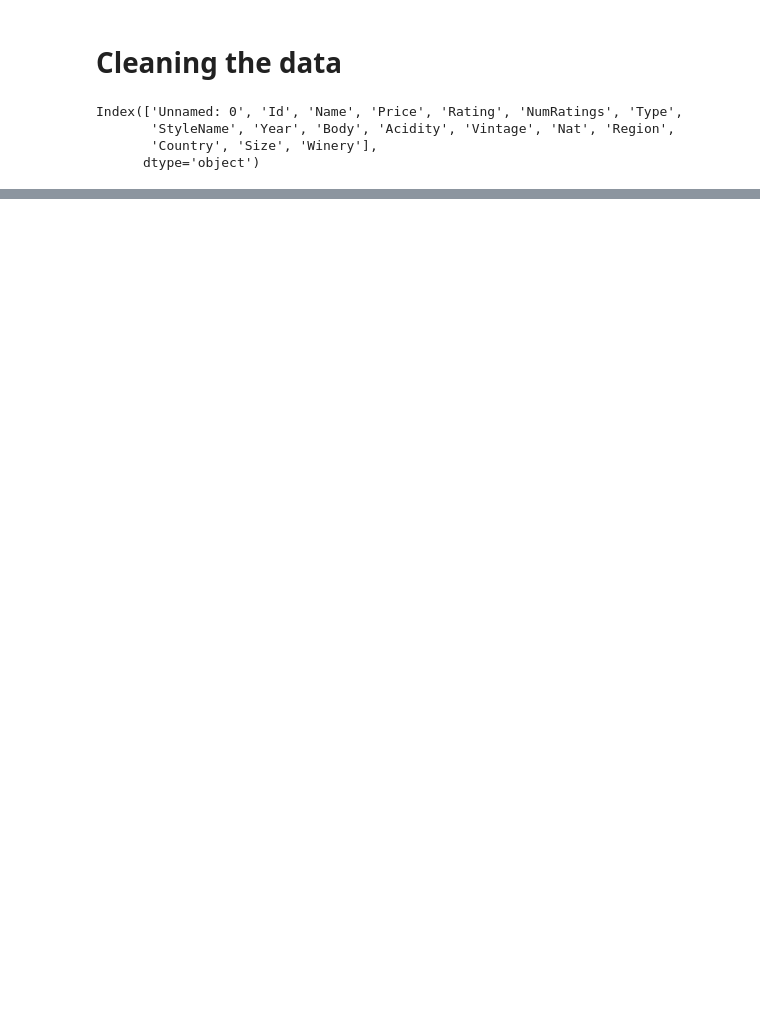
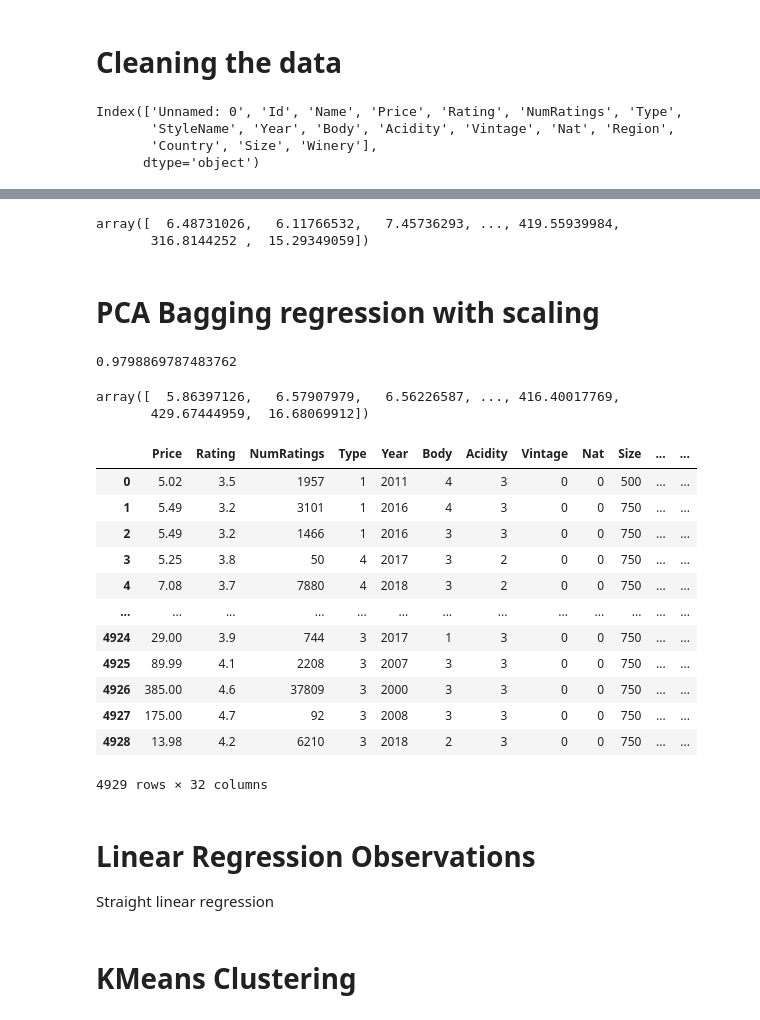
Before and after one commit to vcampos4545/ORIE-4740-Final-Project, a Jupyter notebook: WineDataAnalysis.ipynb, the cells around one changed output, grey strips where cells are left out. Saved outputs shown, nothing was run; the diff lists cells and outputs as text; code cells hidden in the pictures; blank space fills up the shorter version.

Commit message:
Did tree method regression

```diff
--- a/WineDataAnalysis.ipynb
+++ b/WineDataAnalysis.ipynb
@@ -114,0 +38,6 @@ X_train, X_test = numeric.loc[:index,:], numeric.loc[index:,:]
+# %%
+#Drop all categorical/useless columns
+numeric = df.drop(columns=['Unnamed: 0', 'Id', 'Name', 'StyleName', 'Region', 'Winery'])
+#Drop all records with body or acidity = -1
+numeric = numeric.loc[~((numeric["Body"] == -1) | (numeric["Acidity"] == -1) | (numeric["Year"] == 0))]
+numeric.head()
@@ -114,0 +51,11 @@ X_train, X_test = numeric.loc[:index,:], numeric.loc[index:,:]
+# %%
+#Making dummy columns for each country
+countries = numeric.Country.unique()
+
+for country in countries:
+    numeric[country] = np.where(numeric["Country"] == country, 1, 0)
+# %%
+#Remove country column and make final cleaned data
+data = numeric.drop(columns=["Country"])
+data.reset_index(inplace=True,drop=True)
+data.head()
@@ -114,0 +74,9 @@ X_train, X_test = numeric.loc[:index,:], numeric.loc[index:,:]
+# %%
+#Create X and y
+#Create log price column
+data['log_price'] = np.log(data["Price"])
+
+#X is every column but log price, y is only log price
+X = data.drop(columns=["log_price","Price"])
+y = data[["log_price"]]
+X.head()
@@ -114,0 +210,49 @@ X_train, X_test = numeric.loc[:index,:], numeric.loc[index:,:]
+# %%
+np.exp(reg.predict(X_transformed[:,:10]))
+# %% [output]
+array([  6.48731026,   6.11766532,   7.45736293, ..., 419.55939984,
+       316.8144252 ,  15.29349059])
+# %% [markdown]
+# PCA Bagging regression with scaling
+# %%
+#Scale X
+scaler = StandardScaler().fit(X)
+X_scaled = scaler.transform(X)
+X_scaled = pd.DataFrame(X_scaled, columns=X.columns)
+
+#Transform X
+pca_scaled = PCA(n_components=len(list(X_scaled.columns)))
+X_transformed = pca_scaled.fit_transform(X_scaled)
+X_transformed = X_transformed[:, :10]
+
+#Train on X scaled and transformed
+reg = BaggingRegressor().fit(X_transformed, y)
+reg.score(X_transformed, y)
+# %% [output]
+0.9798869787483762
+# %%
+np.exp(reg.predict(X_transformed[:,:10]))
+# %% [output]
+array([  5.86397126,   6.57907979,   6.56226587, ..., 416.40017769,
+       429.67444959,  16.68069912])
+# %%
+data
+# %% [output]
+|  | Price | Rating | NumRatings | Type | Year | Body | Acidity | Vintage | Nat | Size | ... | ... |
+| 0 | 5.02 | 3.5 | 1957 | 1 | 2011 | 4 | 3 | 0 | 0 | 500 | ... | ... |
+| 1 | 5.49 | 3.2 | 3101 | 1 | 2016 | 4 | 3 | 0 | 0 | 750 | ... | ... |
+| 2 | 5.49 | 3.2 | 1466 | 1 | 2016 | 3 | 3 | 0 | 0 | 750 | ... | ... |
+| 3 | 5.25 | 3.8 | 50 | 4 | 2017 | 3 | 2 | 0 | 0 | 750 | ... | ... |
+| 4 | 7.08 | 3.7 | 7880 | 4 | 2018 | 3 | 2 | 0 | 0 | 750 | ... | ... |
+| ... | ... | ... | ... | ... | ... | ... | ... | ... | ... | ... | ... | ... |
+| 4924 | 29.00 | 3.9 | 744 | 3 | 2017 | 1 | 3 | 0 | 0 | 750 | ... | ... |
+| 4925 | 89.99 | 4.1 | 2208 | 3 | 2007 | 3 | 3 | 0 | 0 | 750 | ... | ... |
+| 4926 | 385.00 | 4.6 | 37809 | 3 | 2000 | 3 | 3 | 0 | 0 | 750 | ... | ... |
+| 4927 | 175.00 | 4.7 | 92 | 3 | 2008 | 3 | 3 | 0 | 0 | 750 | ... | ... |
+| 4928 | 13.98 | 4.2 | 6210 | 3 | 2018 | 2 | 3 | 0 | 0 | 750 | ... | ... |
+4929 rows × 32 columns
+# %% [markdown]
+# Linear Regression Observations
+Straight linear regression
+# %% [markdown]
+# KMeans Clustering
```
Also changed, not shown: parts of 42 cells of this notebook.
